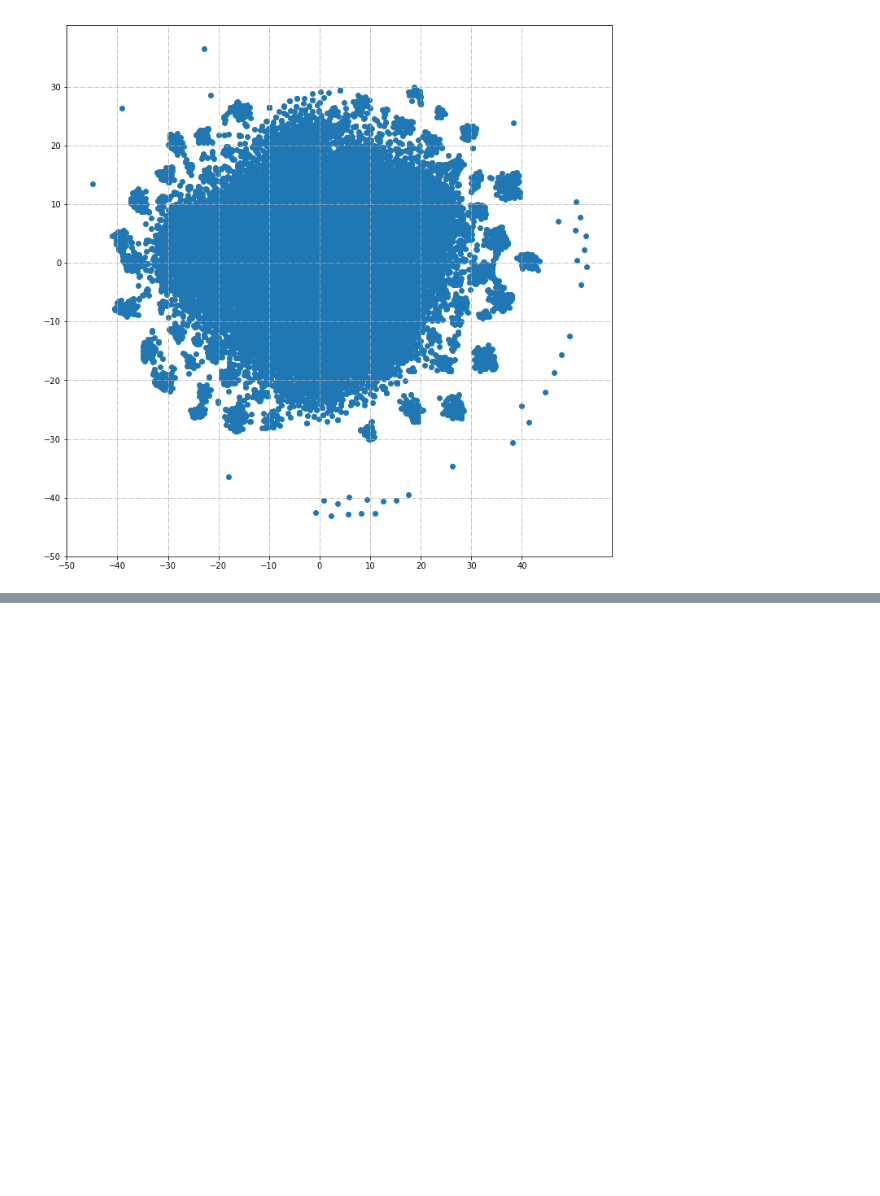
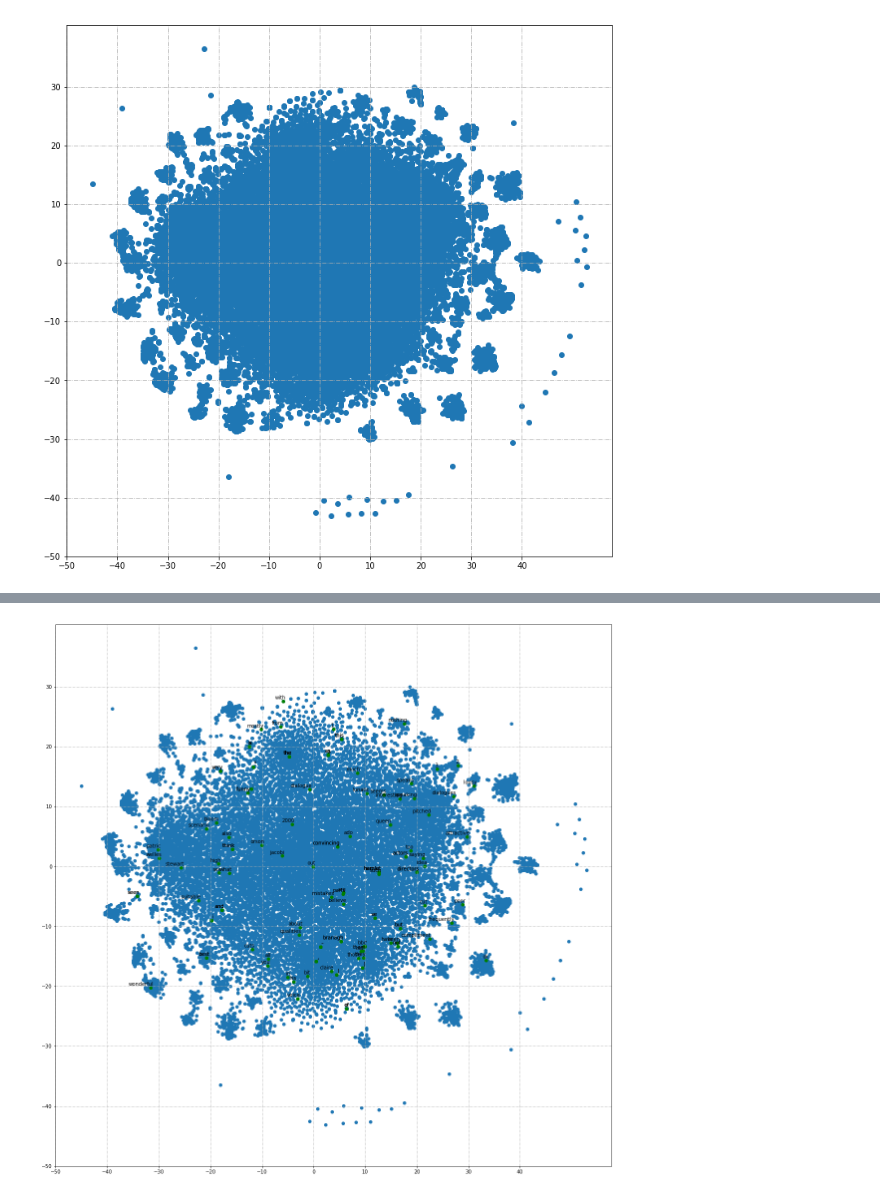
Before and after one commit to why2012/nlp_models, a Jupyter notebook: bg_fusion/spp_embedding_net.ipynb, the cells around one changed output, grey strips where cells are left out. Drawn from its saved outputs; the diff is of its cells as text; code cells hidden in the pictures; blank space fills up the shorter version.

```diff
--- a/bg_fusion/spp_embedding_net.ipynb
+++ b/bg_fusion/spp_embedding_net.ipynb
@@ -73,7 +75,7 @@ def ignore_highfreq_words(X_train, X_test, thresh = 1e-4):
 # %%
 # (X_train, y_train), (X_test, y_test) = imdb.load_data(path="E:/paper/stackingmodel/imdb/imdb.npz", num_words=10000)
 num_words = 30000
-(X_train, y_train), (X_test, y_test) = getdata(num_words=num_words)
+(X_train_o, y_train), (X_test_o, y_test) = getdata(num_words=num_words)
 # %%
 # X_train, X_test, wordsStat = ignore_highfreq_words(X_train, X_test, thresh = 0.001)
 # %%
@@ -84,3 +86,6 @@ X_test = sequence.pad_sequences(X_test, maxlen=maxlen, padding='post', truncatin
+# %%
+X_train = X_train_o
+X_test = X_test_o
 # %%
 # X_train = preprocessing.WordCounter.ngram_one_hot(n_vocab=num_words, documents_indices=X_train)
 # X_test = preprocessing.WordCounter.ngram_one_hot(n_vocab=num_words, documents_indices=X_test)
@@ -466,6 +581,27 @@ def plot_vectors_comp(vectors, compare_words):
     plt.xticks(np.arange(-50, 50, 10))
     plt.grid(True, linestyle='-.')
     plt.show()
+
+def plot_vectors_comp_doc(vectors, word_indices, size = None):
+    import matplotlib.pyplot as plt
+    %matplotlib inline
+    if size is None:
+        plt.figure(figsize=(12, 12))
+    else:
+        plt.figure(figsize=size)
+    compare_vec = []
+    for wi in word_indices:
+        vec = low_dim_embs[wi]
+        w = i2w_dict[wi]
+        plt.annotate(w, xy=(vec[0], vec[1]), xytext=(5, 2), textcoords='offset points', ha="right", va="bottom", color="k")
+        compare_vec.append(vec)
+    compare_vec = np.array(compare_vec)
+    plt.scatter(vectors[:, 0], vectors[:, 1])
+    plt.scatter(compare_vec[:, 0], compare_vec[:, 1], c="g")
+    plt.yticks(np.arange(-50, 40, 10))
+    plt.xticks(np.arange(-50, 50, 10))
+    plt.grid(True, linestyle='-.')
+    plt.show()
 # %%
 low_dim_embs = get_2dvec(embedings[:num_words])
 # %%
@@ -497,0 +656,4 @@ plot_vectors_comp(low_dim_embs, ["terrible", "bad", "good", "excellent", "hate",
+# %%
+plot_vectors_comp_doc(low_dim_embs, [w for w in X_test[32] if w != 0], size=(20, 20))
+# %% [output]
+[figure, added]
```
Also changed, not shown: parts of 25 cells of this notebook, 2 other files.
